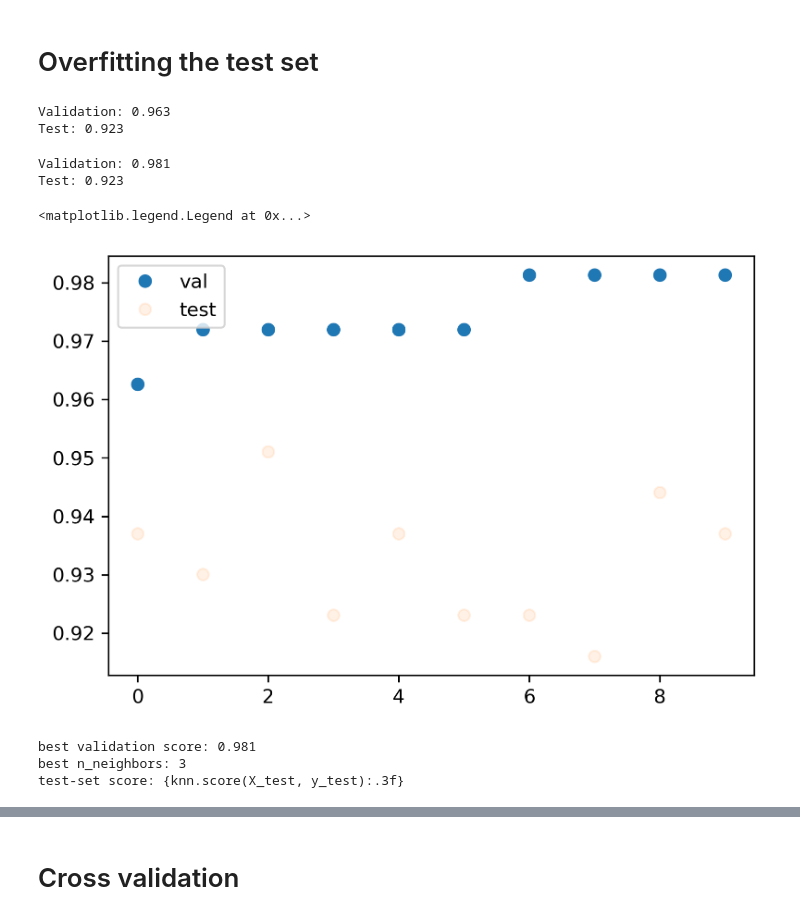
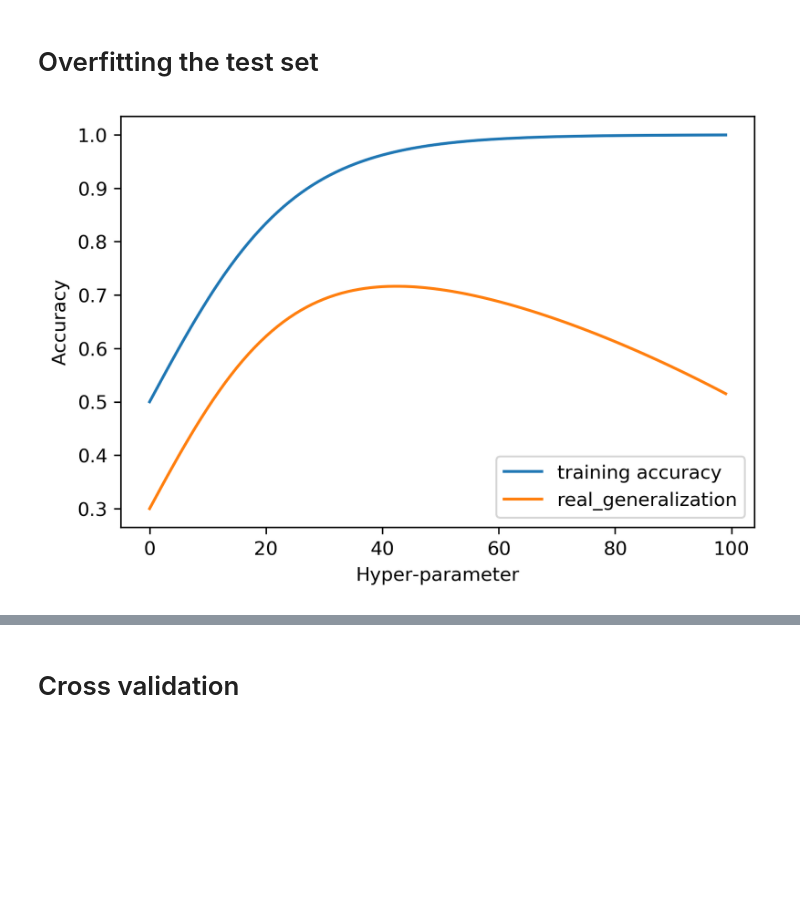
Before and after one commit to amueller/COMS4995-s20, a Jupyter notebook: slides/aml-03-supervised-learning/aml-04-supervised-learning.ipynb, the cells around one changed output, grey strips where cells are left out. Drawn from its saved outputs; the diff is of its cells as text; code cells hidden in the pictures; blank space fills up the shorter version.

Commit message:
rework cross-validation plots

```diff
--- a/slides/aml-03-supervised-learning/aml-04-supervised-learning.ipynb
+++ b/slides/aml-03-supervised-learning/aml-04-supervised-learning.ipynb
@@ -9,6 +9,8 @@ from matplotlib import colors
 %matplotlib inline
 plt.rcParams['image.cmap'] = "bwr"
 plt.rcParams['figure.dpi'] = "300"
+plt.rcParams['savefig.bbox'] = "tight"
+
 
 X, y = make_blobs(centers=2, cluster_std=2, random_state=0, n_samples=50)
 plt.figure()
@@ -209,65 +211,16 @@ plt.savefig("images/knn_vs_nearest_centroid.png", bbox_inches='tight')
 [figure]
 # %% [markdown]
 # Overfitting the test set
-# %%
-from sklearn.datasets import load_breast_cancer
-from sklearn.preprocessing import scale
-
-data = load_breast_cancer()
-X, y = data.data, data.target
-X = scale(X)
-
-X_trainval, X_test, y_trainval, y_test = train_test_split(X, y)
-X_train, X_val, y_train, y_val = train_test_split(X_trainval, y_trainval)
-
-knn = KNeighborsClassifier(n_neighbors=5).fit(X_train, y_train)
-
-print(f"Validation: {knn.score(X_val, y_val):.3f}")
-print(f"Test: {knn.score(X_test, y_test):.3f}")
-# %% [output]
-Validation: 0.963
-Test: 0.923
-# %%
-val = []
-test = []
-
-for i in range(10):
-    rng = np.random.RandomState(i)
-    noise = rng.normal(scale=.1, size=X_train.shape)
-    knn = KNeighborsClassifier(n_neighbors=5).fit(X_train + noise, y_train)
-    val.append(knn.score(X_val, y_val))
-    test.append(knn.score(X_test, y_test))
-
-print(f"Validation: {np.max(val):.3f}")
-print(f"Test: {test[np.argmax(val)]:.3f}")
-# %% [output]
-Validation: 0.981
-Test: 0.923
-# %%
-plt.figure()
-sorting = np.argsort(val)
-plt.plot(np.array(val)[sorting], "o", label="val")
-plt.plot(np.array(test)[sorting], "o", label="test", alpha=.1)
-
-plt.legend()
-# %% [output]
-<matplotlib.legend.Legend at 0x...>
-[figure, removed]
-# %%
-val_scores = []
-neighbors = np.arange(1, 15, 2)
-for i in neighbors:
-    knn = KNeighborsClassifier(n_neighbors=i)
-    knn.fit(X_train, y_train)
-    val_scores.append(knn.score(X_val, y_val))
-print(f"best validation score: {np.max(val_scores):.3f}")
-best_n_neighbors = neighbors[np.argmax(val_scores)]
-print(f"best n_neighbors: {best_n_neighbors}")
-
-knn = KNeighborsClassifier(n_neighbors=best_n_neighbors)
-knn.fit(X_trainval, y_trainval)
-print("test-set score: {knn.score(X_test, y_test):.3f}")
-# %% [output]
-best validation score: 0.981
-best n_neighbors: 3
-test-set score: {knn.score(X_test, y_test):.3f}
+# %%
+line = np.linspace(0, 8, 100)
+train = 1./(1 + np.exp(-line))
+plt.plot(train, label='training accuracy')
+gen_true = - (line/ 10) ** 2 + (line/10 - .5) ** 3 + 1
+gen_true = train - (line/15) ** 2 - .2
+plt.plot(gen_true, label="real_generalization")
+plt.ylabel("Accuracy")
+plt.xlabel("Hyper-parameter")
+plt.legend()
+plt.savefig("images/overfitting_validation_set_1.png")
+# %% [output]
+[figure, added]
```
Also changed, not shown: parts of 11 cells of this notebook.
